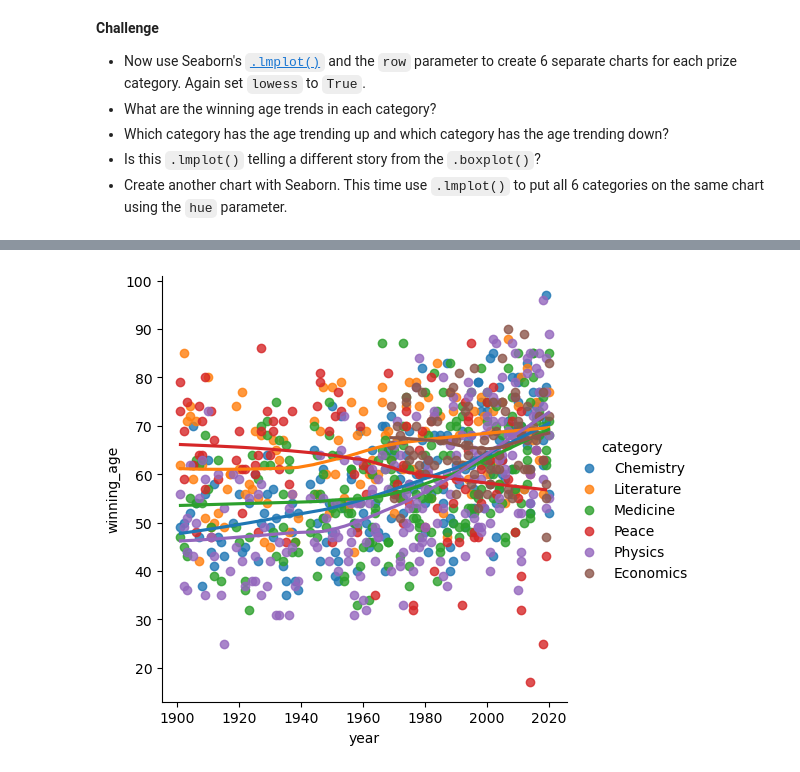
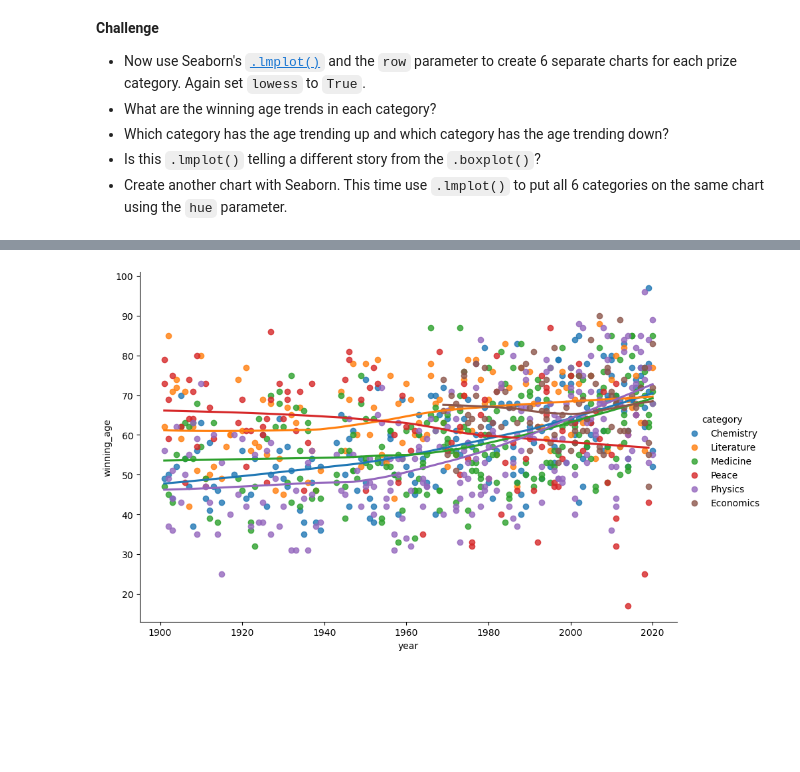
Before and after one commit to ImamSyabana/PythonDay16-100, a Jupyter notebook: Day 79/Nobel_Prize_Analysis_(start).ipynb, the cells around one changed output, grey strips where cells are left out. Drawn from its saved outputs; the diff is of its cells as text; code cells hidden in the pictures; blank space fills up the shorter version.

```diff
--- a/Day 79/Nobel_Prize_Analysis_(start).ipynb
+++ b/Day 79/Nobel_Prize_Analysis_(start).ipynb
@@ -1515,18 +1516,20 @@ plt.show()
 # %%
 
 # Create an lmplot
 # x: column for the x-axis (e.g., total_bill)
 # y: column for the y-axis (e.g., tip)
 # hue: column to color points and regression lines by (e.g., day)
 # data: the DataFrame containing the data
 sns.lmplot(x="year",
            y="winning_age",
             hue="category",
             data=df_data,
             lowess=True,
+            height=6,     # <-- Set the height of each subplot
+            aspect=1.5
             )
 
 # Display the plot
 plt.show()
 # %% [output]
-[figure, old version]
+[figure, new version]
```
Also changed, not shown: parts of 1 cell of this notebook, 2 other files.
